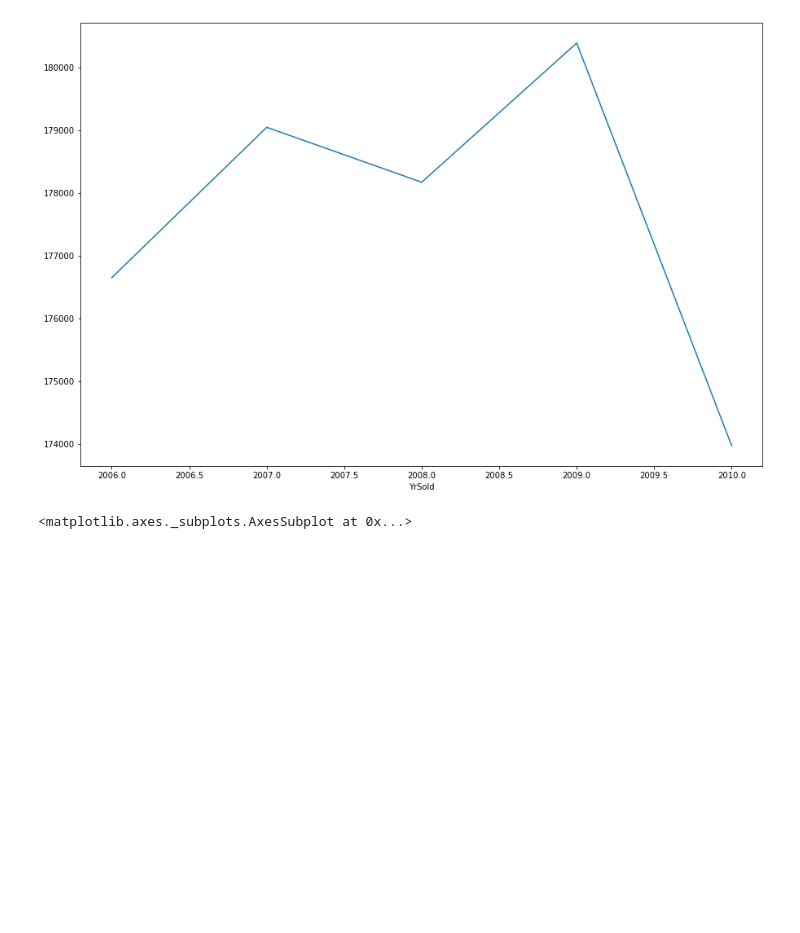
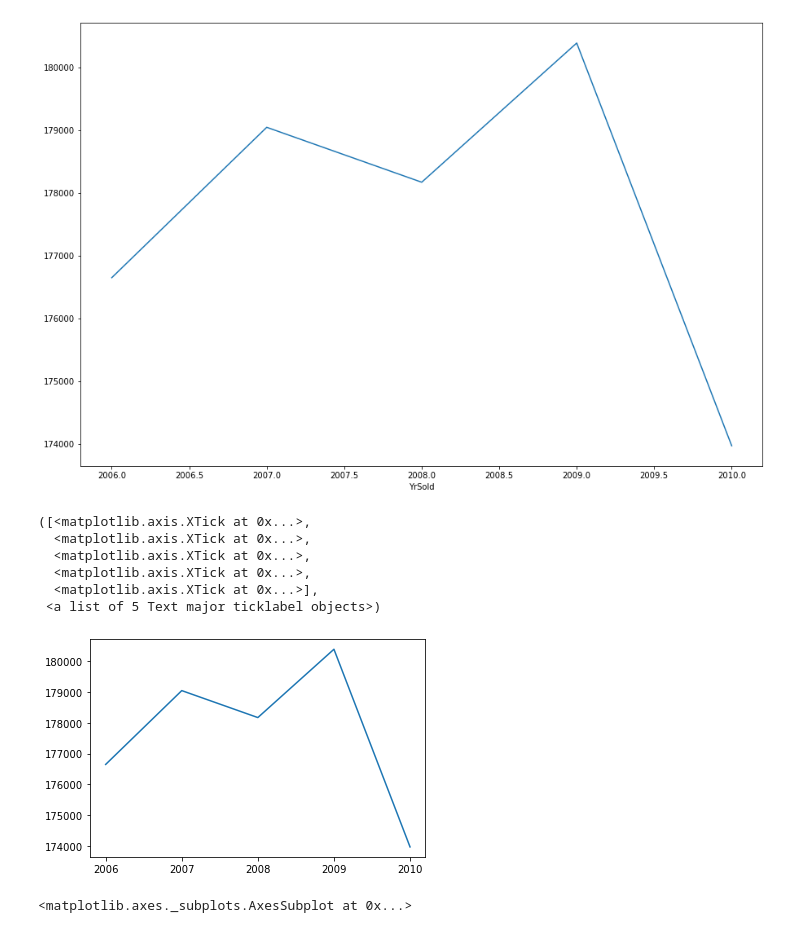
Before and after one commit to djhang99/housing_prices, a Jupyter notebook: Hugh_Goode/EDA_hg.ipynb, the cells around one changed output. Cells and saved outputs as stored; diff of their text form; code cells hidden in the pictures; blank space fills up the shorter version.

```diff
--- a/Hugh_Goode/EDA_hg.ipynb
+++ b/Hugh_Goode/EDA_hg.ipynb
@@ -231,6 +231,19 @@ housing.groupby(['YrSold'])['SalePrice'].agg('mean').plot(figsize = (15,10))
 # %% [output]
 <matplotlib.axes._subplots.AxesSubplot at 0x...>
 [figure]
+# %%
+import matplotlib.pyplot as plt
+plt.plot(housing.groupby(['YrSold'])['SalePrice'].agg('mean'))
+#figure.figsize = (15,10)
+plt.xticks([2006,2007, 2008, 2009, 2010])
+# %% [output]
+([<matplotlib.axis.XTick at 0x...>,
+  <matplotlib.axis.XTick at 0x...>,
+  <matplotlib.axis.XTick at 0x...>,
+  <matplotlib.axis.XTick at 0x...>,
+  <matplotlib.axis.XTick at 0x...>],
+ <a list of 5 Text major ticklabel objects>)
+[figure, added]
 # %%
 housing.groupby(['YrSold', 'MoSold'])["SalePrice"].agg('mean').plot(figsize = (15,10))
 # %% [output]
```
Also changed, not shown: parts of 1 cell of this notebook, 29 other files.
